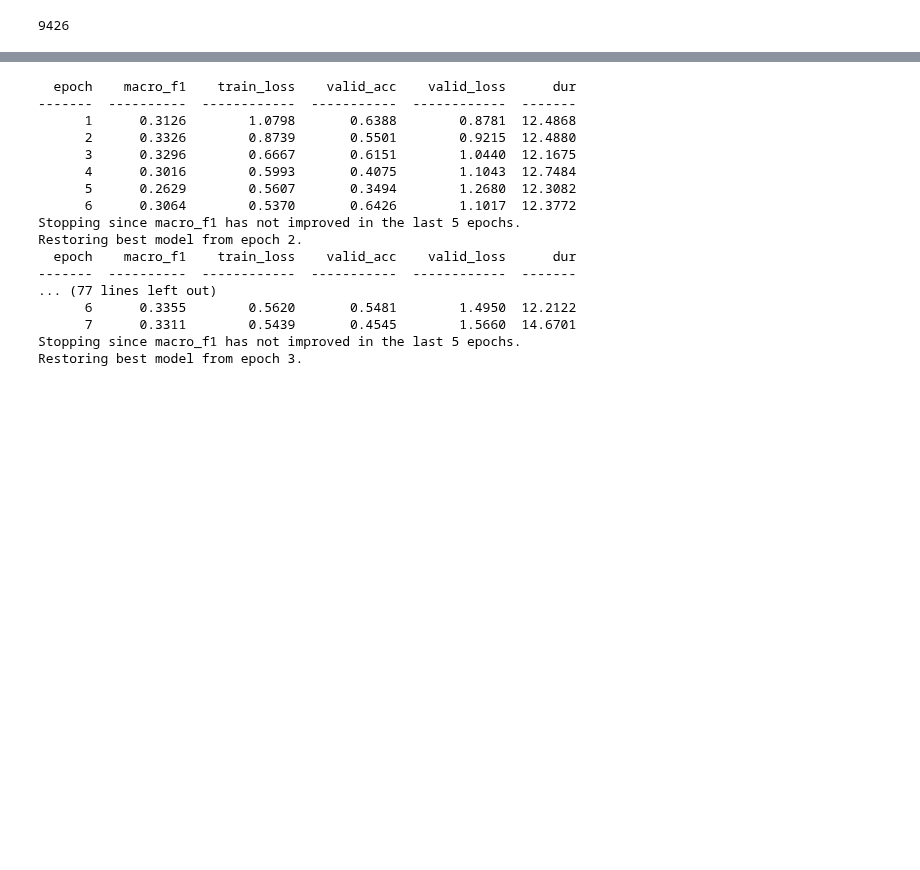
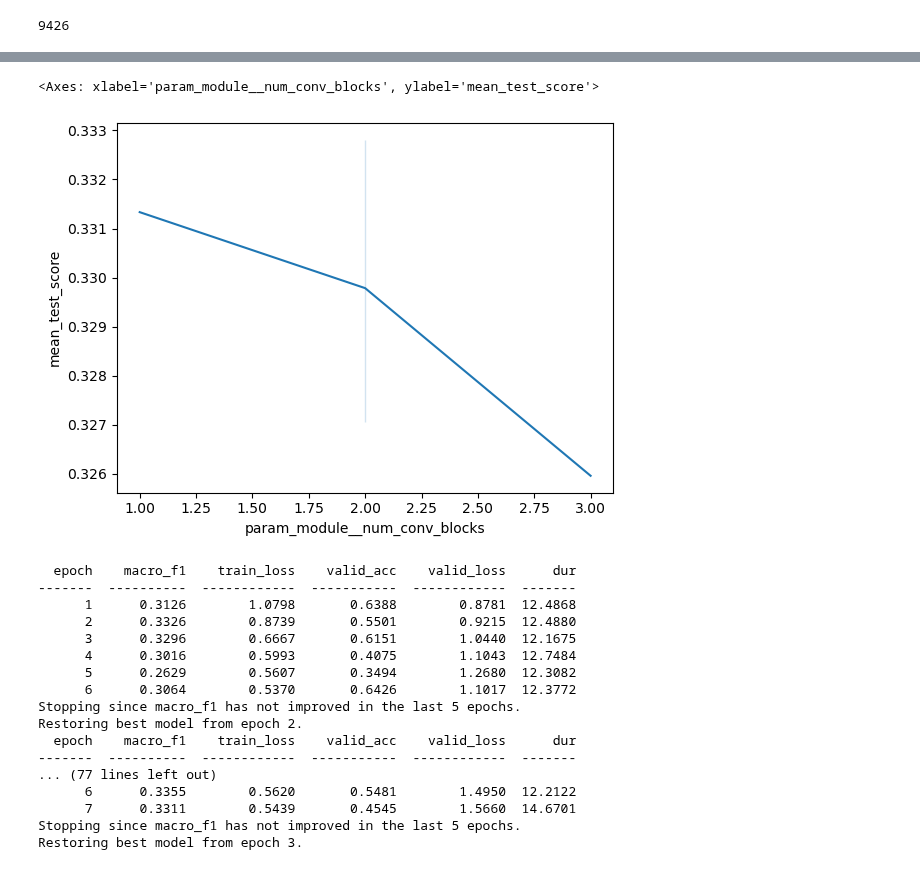
Before and after one commit to jonathan-legrand/cogpred, a Jupyter notebook: train_on_window.ipynb, the cells around one changed output, grey strips where cells are left out. Drawn from its saved outputs; the diff is of its cells as text; code cells hidden in the pictures; blank space fills up the shorter version.

Commit message:
Grid search on neural network

```diff
--- a/train_on_window.ipynb
+++ b/train_on_window.ipynb
@@ -275,6 +300,38 @@ net = WindowNetClassifier(
     batch_size=16,
     train_split=ValidSplit(cv=8)
 )
+# %%
+from sklearn.model_selection import RandomizedSearchCV
+from sklearn.model_selection import GroupShuffleSplit, cross_val_score
+
+# TODO N_epochs
+grid_params = dict(
+    module__num_conv_blocks=[1, 2, 3, 4, 5],
+    module__num_fc_blocks=[1, 2, 3],
+    module__conv_k=[3, 5, 7],
+    module__pool_k=[2, 4, 6, 8],
+    module__channel_func=(
+        default_channel_func,
+        slow_decrease,
+        initial_bump
+    )
+)
+
+gkf = GroupShuffleSplit(n_splits=8, random_state=1999)
+cv = gkf.split(X, y, groups=centre)
+
+search = RandomizedSearchCV(
+    net,
+    param_distributions=grid_params,
+    n_iter=10,
+    scoring=macro_f1,
+    cv=cv,
+    random_state=1999,
+    verbose=1,
+    n_jobs=8,
+    error_score=np.nan, # There will be errors due to invalid architectures
+    refit=True
+)
 # %%
-net.fit(X, y)
+search.fit(X, y)
 # %% [output]
@@ -307,0 +420,8 @@ Restoring best model from epoch 4.
+# %%
+cv_results = pd.DataFrame(search.cv_results_).sort_values(by="rank_test_score")
+# %%
+import seaborn as sns
+sns.lineplot(cv_results, x="param_module__num_conv_blocks", y="mean_test_score")
+# %% [output]
+<Axes: xlabel='param_module__num_conv_blocks', ylabel='mean_test_score'>
+[figure, added]
```
Also changed, not shown: parts of 5 cells of this notebook.
